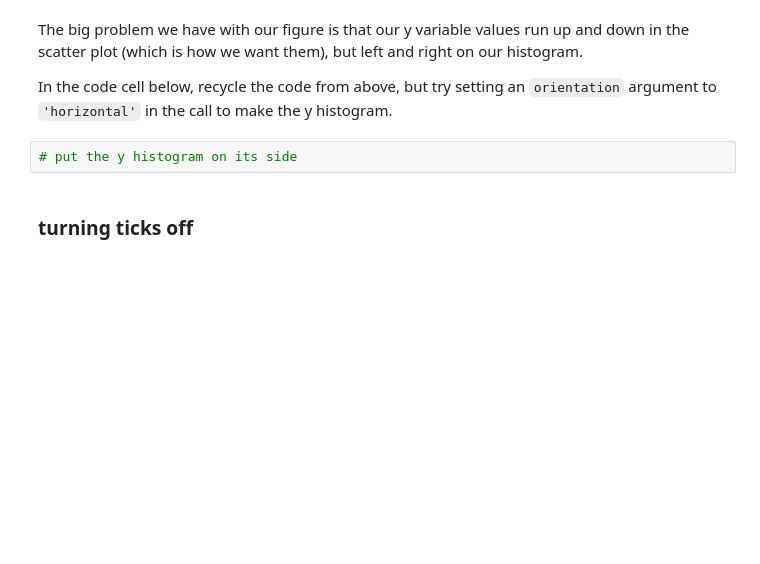
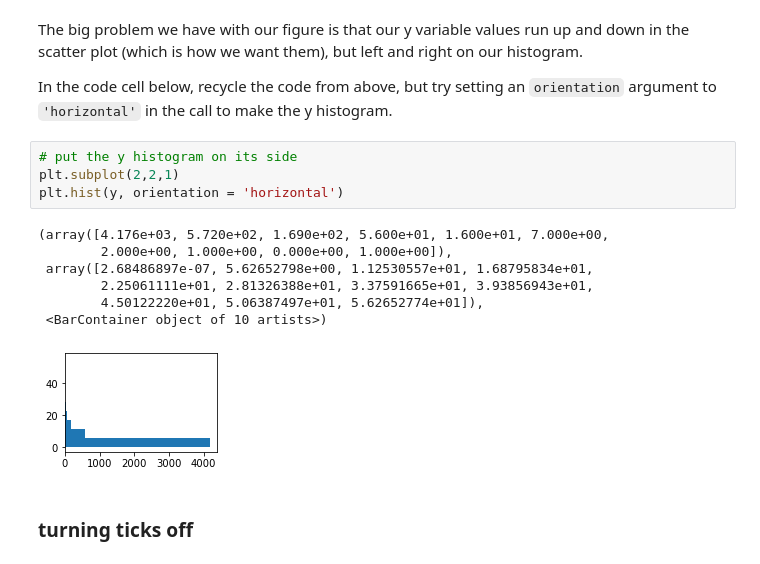
Before and after one commit to scingram1120/FDS-CourseTwo, a Jupyter notebook: t9.ipynb, the cells around one changed output. Saved outputs shown, nothing was run; the diff lists cells and outputs as text; blank space fills up the shorter version.

```diff
--- a/t9.ipynb
+++ b/t9.ipynb
@@ -162,6 +162,16 @@ The big problem we have with our figure is that our y variable values run up and
 In the code cell below, recycle the code from above, but try setting an `orientation` argument to `'horizontal'` in the call to make the y histogram.
 # %%
 # put the y histogram on its side
+plt.subplot(2,2,1)
+plt.hist(y, orientation = 'horizontal')
+# %% [output]
+(array([4.176e+03, 5.720e+02, 1.690e+02, 5.600e+01, 1.600e+01, 7.000e+00,
+        2.000e+00, 1.000e+00, 0.000e+00, 1.000e+00]),
+ array([2.68486897e-07, 5.62652798e+00, 1.12530557e+01, 1.68795834e+01,
+        2.25061111e+01, 2.81326388e+01, 3.37591665e+01, 3.93856943e+01,
+        4.50122220e+01, 5.06387497e+01, 5.62652774e+01]),
+ <BarContainer object of 10 artists>)
+[figure, added]
 # %% [markdown]
 ### turning ticks off
 # %% [markdown]
```
Also changed, not shown: parts of 2 cells of this notebook.
